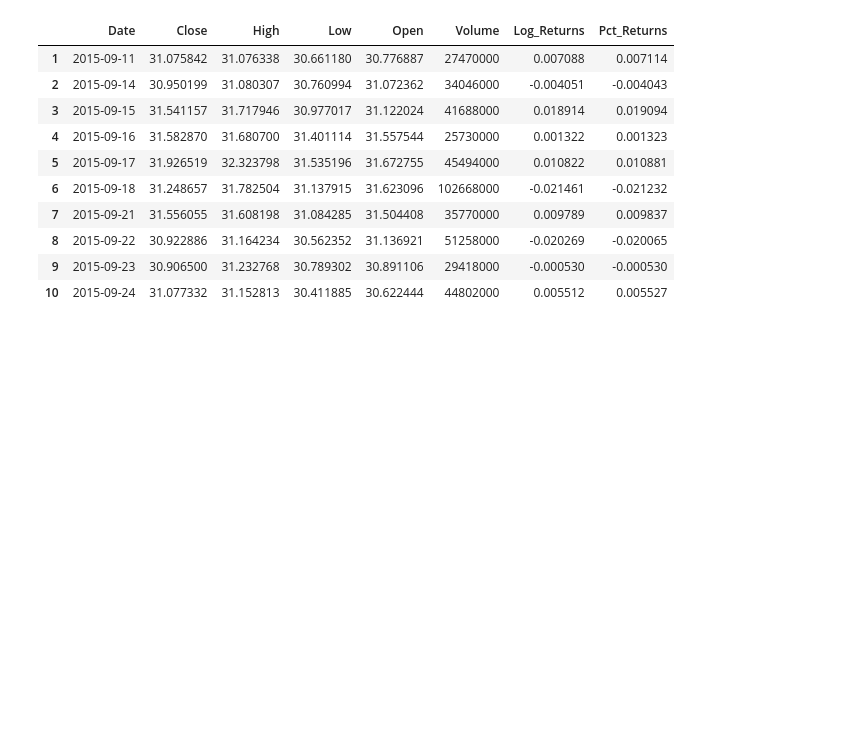
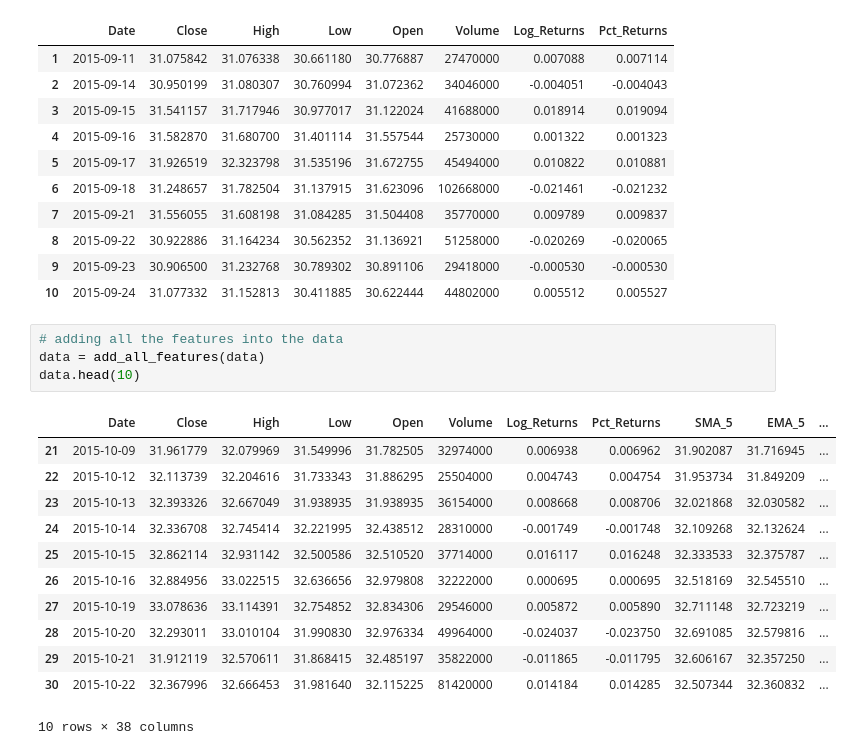
Before and after one commit to kamijoseph/Stocks-Price-Prediction-WebApp, a Jupyter notebook: notebook/model.ipynb, the cells around one changed output. Drawn from its saved outputs; the diff is of its cells as text; blank space fills up the shorter version.

```diff
--- a/notebook/model.ipynb
+++ b/notebook/model.ipynb
@@ -485,3 +485,20 @@ data.head(10)
 | 8 | 2015-09-22 | 30.922886 | 31.164234 | 30.562352 | 31.136921 | 51258000 | -0.020269 | -0.020065 |
 | 9 | 2015-09-23 | 30.906500 | 31.232768 | 30.789302 | 30.891106 | 29418000 | -0.000530 | -0.000530 |
 | 10 | 2015-09-24 | 31.077332 | 31.152813 | 30.411885 | 30.622444 | 44802000 | 0.005512 | 0.005527 |
+# %%
+# adding all the features into the data
+data = add_all_features(data)
+data.head(10)
+# %% [output]
+|  | Date | Close | High | Low | Open | Volume | Log_Returns | Pct_Returns | SMA_5 | EMA_5 | ... |
+| 21 | 2015-10-09 | 31.961779 | 32.079969 | 31.549996 | 31.782505 | 32974000 | 0.006938 | 0.006962 | 31.902087 | 31.716945 | ... |
+| 22 | 2015-10-12 | 32.113739 | 32.204616 | 31.733343 | 31.886295 | 25504000 | 0.004743 | 0.004754 | 31.953734 | 31.849209 | ... |
+| 23 | 2015-10-13 | 32.393326 | 32.667049 | 31.938935 | 31.938935 | 36154000 | 0.008668 | 0.008706 | 32.021868 | 32.030582 | ... |
+| 24 | 2015-10-14 | 32.336708 | 32.745414 | 32.221995 | 32.438512 | 28310000 | -0.001749 | -0.001748 | 32.109268 | 32.132624 | ... |
+| 25 | 2015-10-15 | 32.862114 | 32.931142 | 32.500586 | 32.510520 | 37714000 | 0.016117 | 0.016248 | 32.333533 | 32.375787 | ... |
+| 26 | 2015-10-16 | 32.884956 | 33.022515 | 32.636656 | 32.979808 | 32222000 | 0.000695 | 0.000695 | 32.518169 | 32.545510 | ... |
+| 27 | 2015-10-19 | 33.078636 | 33.114391 | 32.754852 | 32.834306 | 29546000 | 0.005872 | 0.005890 | 32.711148 | 32.723219 | ... |
+| 28 | 2015-10-20 | 32.293011 | 33.010104 | 31.990830 | 32.976334 | 49964000 | -0.024037 | -0.023750 | 32.691085 | 32.579816 | ... |
+| 29 | 2015-10-21 | 31.912119 | 32.570611 | 31.868415 | 32.485197 | 35822000 | -0.011865 | -0.011795 | 32.606167 | 32.357250 | ... |
+| 30 | 2015-10-22 | 32.367996 | 32.666453 | 31.981640 | 32.115225 | 81420000 | 0.014184 | 0.014285 | 32.507344 | 32.360832 | ... |
+10 rows × 38 columns
```
Also changed, not shown: parts of 1 cell of this notebook.
